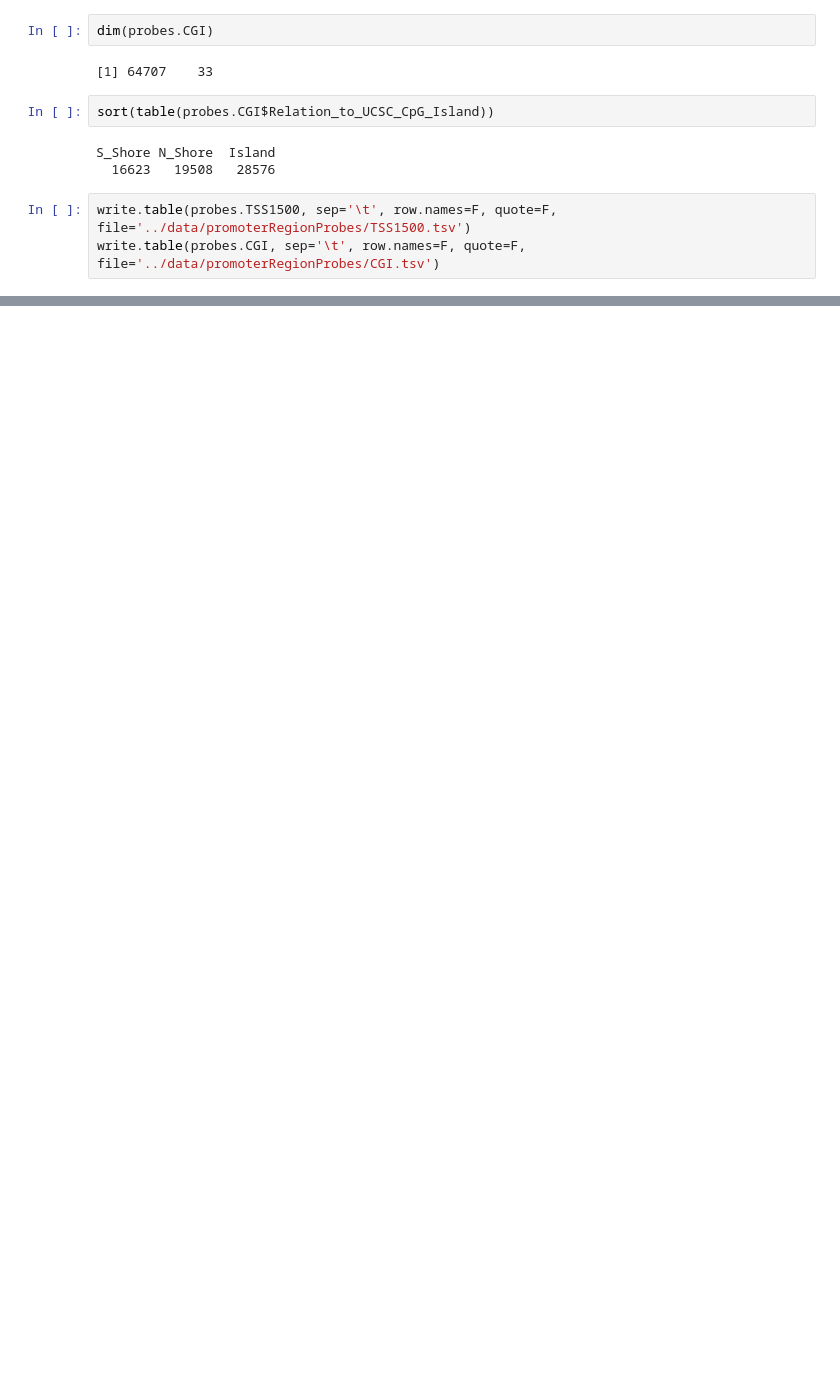
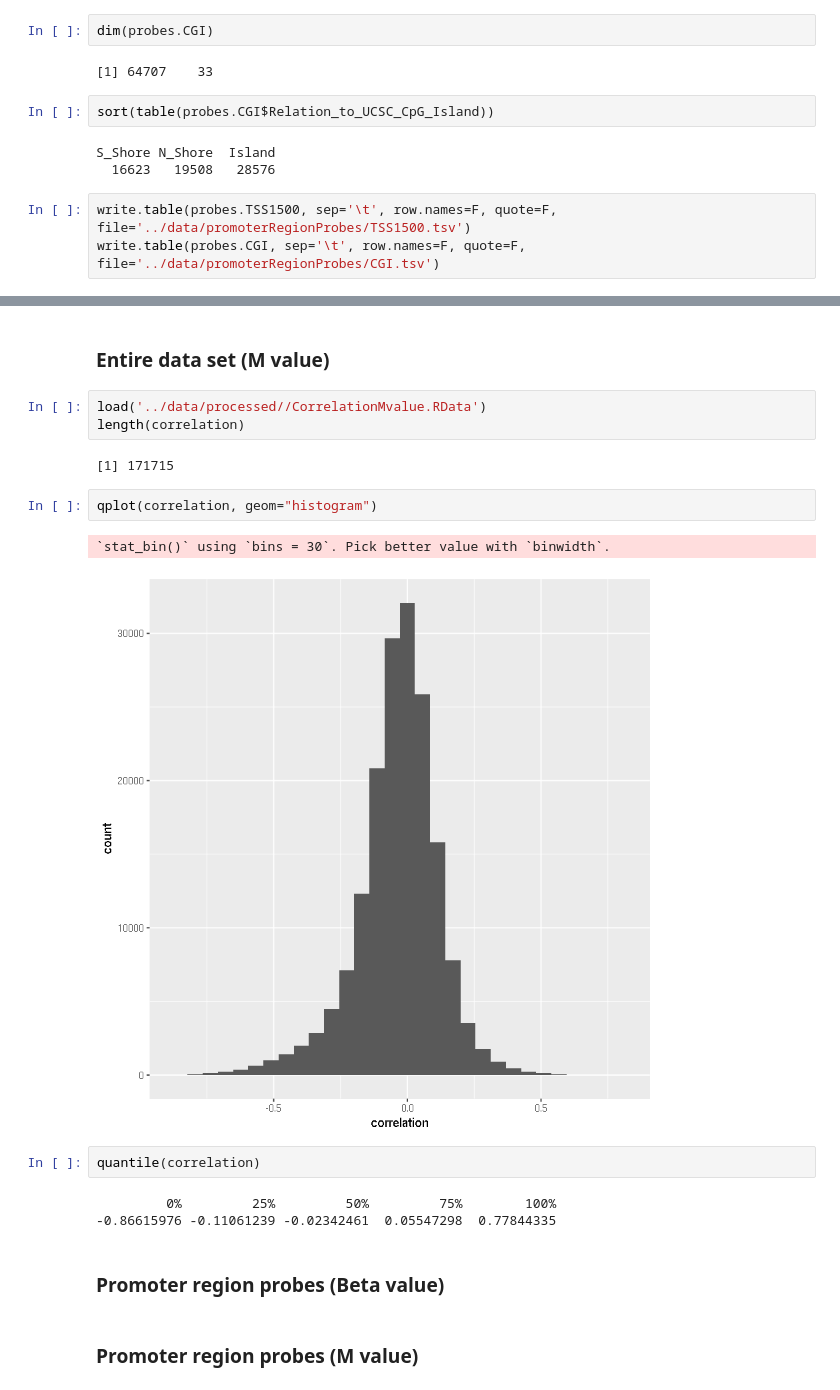
Before and after one commit to Mamie/MethylationPrediction, a Jupyter notebook: notes/promoter-region-methylation-RNAseq-correlation.ipynb, the cells around one changed output, grey strips where cells are left out. Drawn from its saved outputs; the diff is of its cells as text; blank space fills up the shorter version.

```diff
--- a/notes/promoter-region-methylation-RNAseq-correlation.ipynb
+++ b/notes/promoter-region-methylation-RNAseq-correlation.ipynb
@@ -86,0 +113,21 @@ write.table(probes.CGI, sep='\t', row.names=F, quote=F, file='../data/promoterRe
+# %% [markdown]
+### Entire data set (M value)
+# %%
+load('../data/processed//CorrelationMvalue.RData')
+length(correlation)
+# %% [output]
+[1] 171715
+# %%
+qplot(correlation, geom="histogram")
+# %% [output]
+`stat_bin()` using `bins = 30`. Pick better value with `binwidth`.
+[figure, added]
+# %%
+quantile(correlation)
+# %% [output]
+         0%         25%         50%         75%        100%
+-0.86615976 -0.11061239 -0.02342461  0.05547298  0.77844335
+# %% [markdown]
+### Promoter region probes (Beta value)
+# %% [markdown]
+### Promoter region probes (M value)
```
Also changed, not shown: parts of 8 cells of this notebook.
